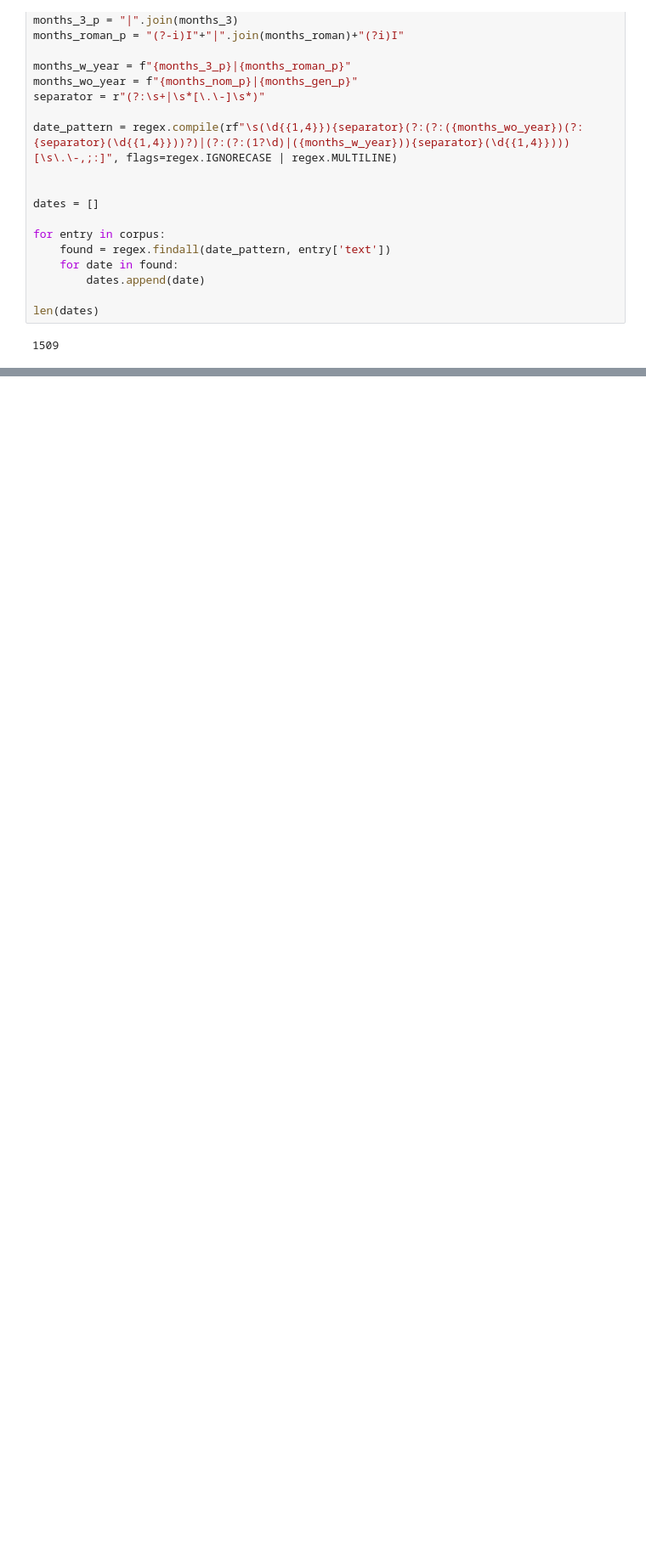
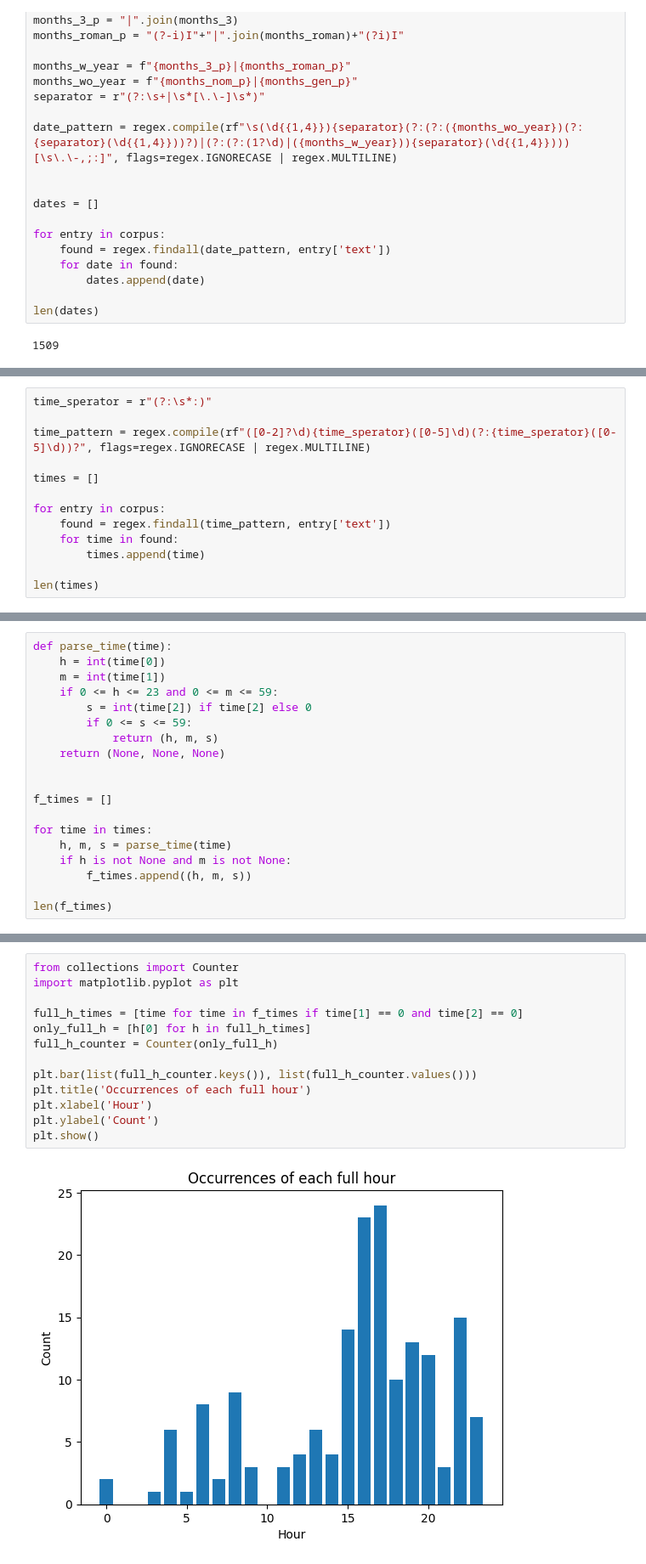
Before and after one commit to mwardynski/nlp, a Jupyter notebook: lab1/regex-ex.ipynb, the cells around one changed output, grey strips where cells are left out. Shown at 85% size. Drawn from its saved outputs; the diff is of its cells as text; blank space fills up the shorter version.

Commit message:
[lab1] look for full hours and plot their occurrences bar chart

```diff
--- a/lab1/regex-ex.ipynb
+++ b/lab1/regex-ex.ipynb
@@ -243,0 +230,13 @@ f_dates
+# %%
+time_sperator = r"(?:\s*:)"
+
+time_pattern = regex.compile(rf"([0-2]?\d){time_sperator}([0-5]\d)(?:{time_sperator}([0-5]\d))?", flags=regex.IGNORECASE | regex.MULTILINE)
+
+times = []
+
+for entry in corpus:
+    found = regex.findall(time_pattern, entry['text'])
+    for time in found:
+        times.append(time)
+
+len(times)
@@ -243,0 +245,19 @@ f_dates
+# %%
+def parse_time(time):
+    h = int(time[0])
+    m = int(time[1])
+    if 0 <= h <= 23 and 0 <= m <= 59:
+        s = int(time[2]) if time[2] else 0
+        if 0 <= s <= 59:
+            return (h, m, s)
+    return (None, None, None)
+
+
+f_times = []
+
+for time in times:
+    h, m, s = parse_time(time)
+    if h is not None and m is not None:
+        f_times.append((h, m, s))
+
+len(f_times)
@@ -244 +274,16 @@ f_dates
+# %%
+from collections import Counter
+import matplotlib.pyplot as plt
+
+full_h_times = [time for time in f_times if time[1] == 0 and time[2] == 0]
+only_full_h = [h[0] for h in full_h_times]
+full_h_counter = Counter(only_full_h)
+
+plt.bar(list(full_h_counter.keys()), list(full_h_counter.values()))
+plt.title('Occurrences of each full hour')
+plt.xlabel('Hour')
+plt.ylabel('Count')
+plt.show()
+# %% [output]
+[figure, added]
 # %% [markdown]
```
Also changed, not shown: parts of 9 cells of this notebook, 1 other file.
